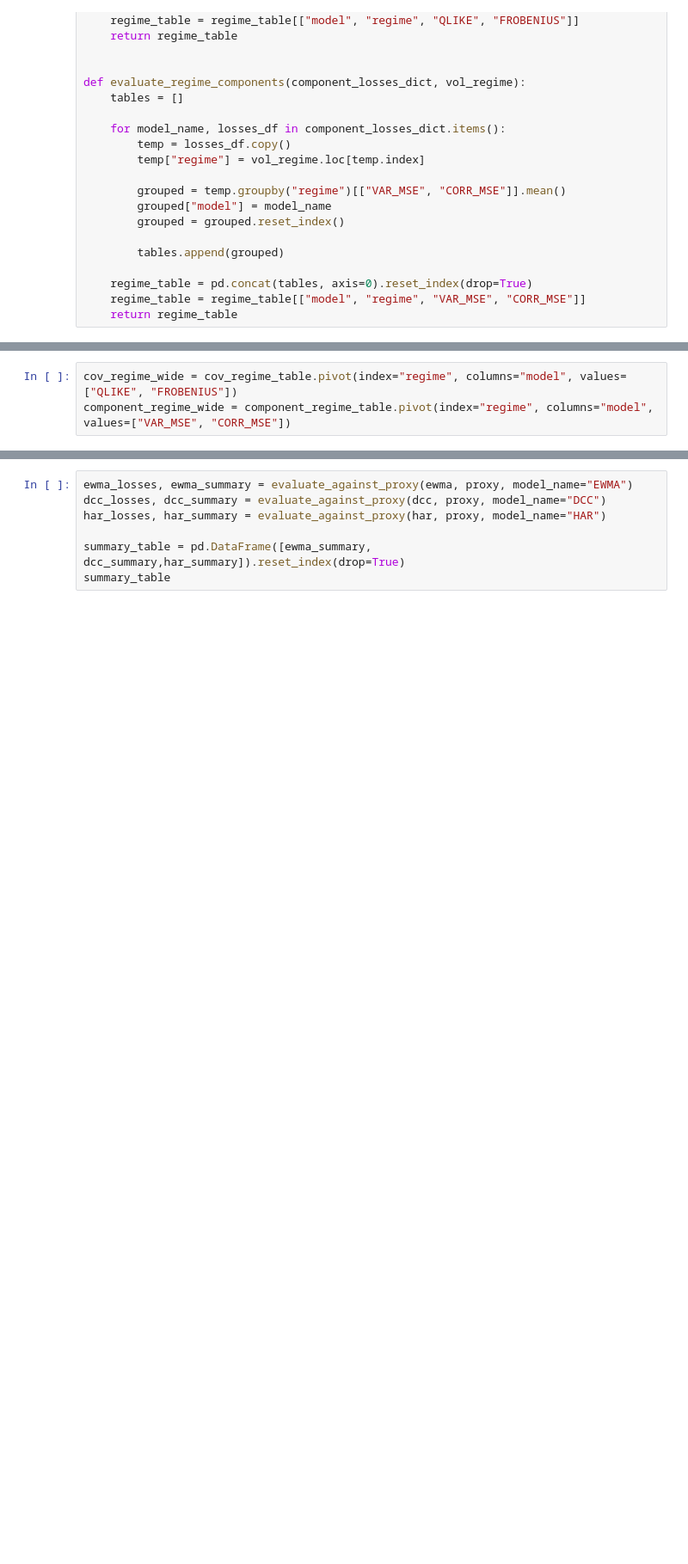
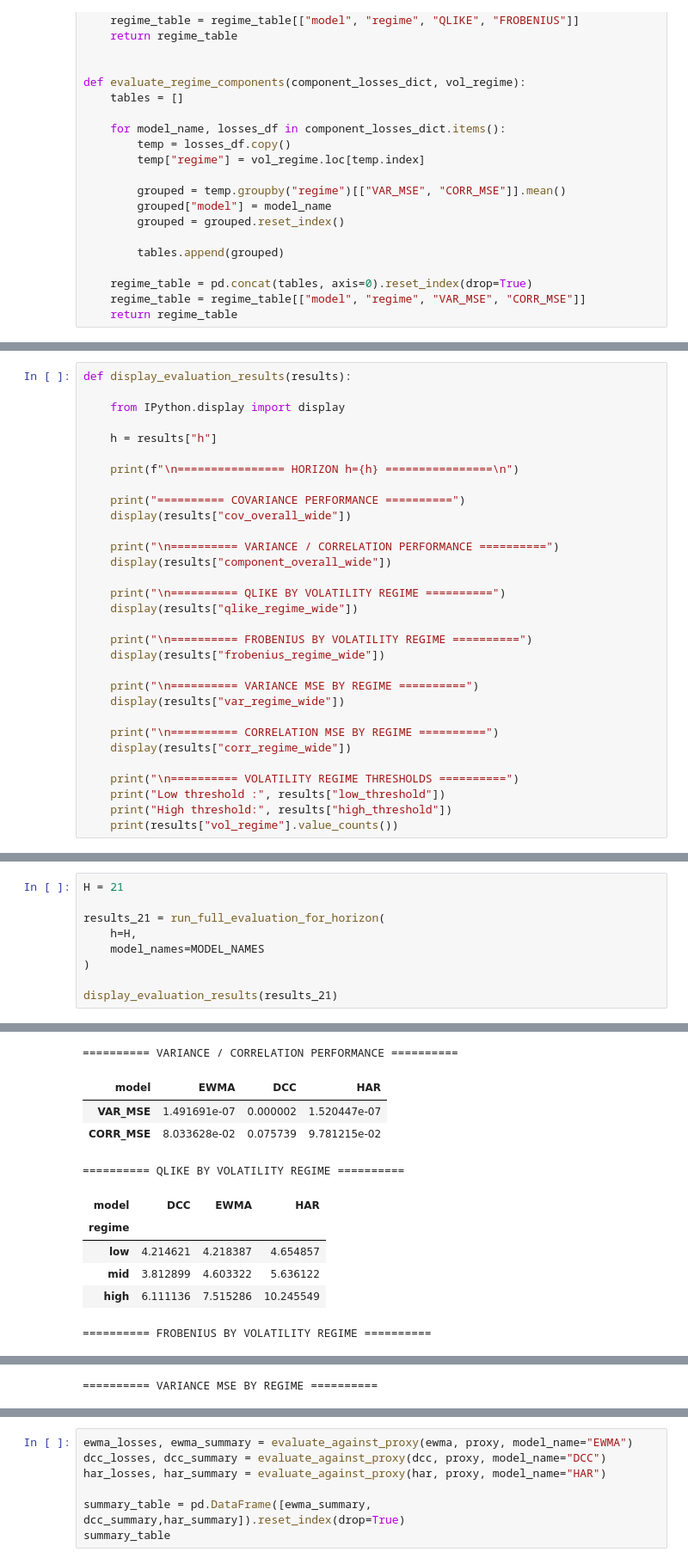
Before and after one commit to bjornhaalandoma/Master_thesis, a Jupyter notebook: evaluation/evaluation.ipynb, the cells around one changed output, grey strips where cells are left out. Shown at 86% size. Cells and saved outputs as stored; diff of their text form; blank space fills up the shorter version.

Commit message:
Evaluation work

```diff
--- a/evaluation/evaluation.ipynb
+++ b/evaluation/evaluation.ipynb
@@ -271,0 +376,31 @@ component_regime_table = evaluate_regime_components(component_losses_dict, vol_r
+# %%
+def display_evaluation_results(results):
+
+    from IPython.display import display
+
+    h = results["h"]
+
+    print(f"\n================ HORIZON h={h} ================\n")
+
+    print("========== COVARIANCE PERFORMANCE ==========")
+    display(results["cov_overall_wide"])
+
+    print("\n========== VARIANCE / CORRELATION PERFORMANCE ==========")
+    display(results["component_overall_wide"])
+
+    print("\n========== QLIKE BY VOLATILITY REGIME ==========")
+    display(results["qlike_regime_wide"])
+
+    print("\n========== FROBENIUS BY VOLATILITY REGIME ==========")
+    display(results["frobenius_regime_wide"])
+
+    print("\n========== VARIANCE MSE BY REGIME ==========")
+    display(results["var_regime_wide"])
+
+    print("\n========== CORRELATION MSE BY REGIME ==========")
+    display(results["corr_regime_wide"])
+
+    print("\n========== VOLATILITY REGIME THRESHOLDS ==========")
+    print("Low threshold :", results["low_threshold"])
+    print("High threshold:", results["high_threshold"])
+    print(results["vol_regime"].value_counts())
@@ -272,3 +447,10 @@ component_regime_table = evaluate_regime_components(component_losses_dict, vol_r
 # %%
-cov_regime_wide = cov_regime_table.pivot(index="regime", columns="model", values=["QLIKE", "FROBENIUS"])
-component_regime_wide = component_regime_table.pivot(index="regime", columns="model", values=["VAR_MSE", "CORR_MSE"])
+H = 21
+
+results_21 = run_full_evaluation_for_horizon(
+    h=H,
+    model_names=MODEL_NAMES
+)
+
+display_evaluation_results(results_21)
+# %% [output]
@@ -274,0 +463,11 @@ component_regime_wide = component_regime_table.pivot(index="regime", columns="mo
+========== VARIANCE / CORRELATION PERFORMANCE ==========
+| model | EWMA | DCC | HAR |
+| VAR_MSE | 1.491691e-07 | 0.000002 | 1.520447e-07 |
+| CORR_MSE | 8.033628e-02 | 0.075739 | 9.781215e-02 |
+========== QLIKE BY VOLATILITY REGIME ==========
+| model | DCC | EWMA | HAR |
+| regime |  |  |  |
+| low | 4.214621 | 4.218387 | 4.654857 |
+| mid | 3.812899 | 4.603322 | 5.636122 |
+| high | 6.111136 | 7.515286 | 10.245549 |
+========== FROBENIUS BY VOLATILITY REGIME ==========
@@ -274,0 +479 @@ component_regime_wide = component_regime_table.pivot(index="regime", columns="mo
+========== VARIANCE MSE BY REGIME ==========
```
Also changed, not shown: parts of 7 cells of this notebook.
